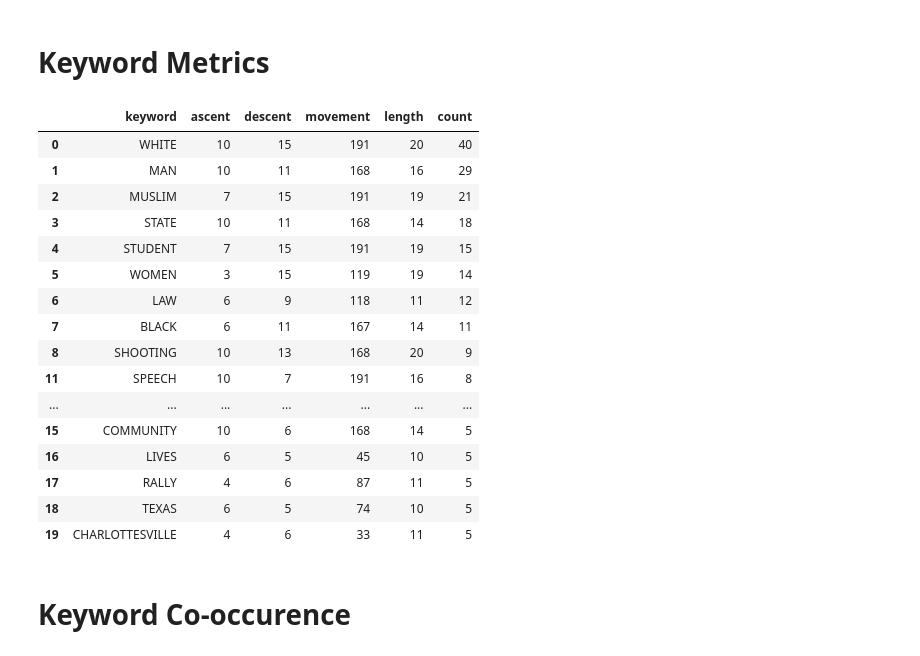
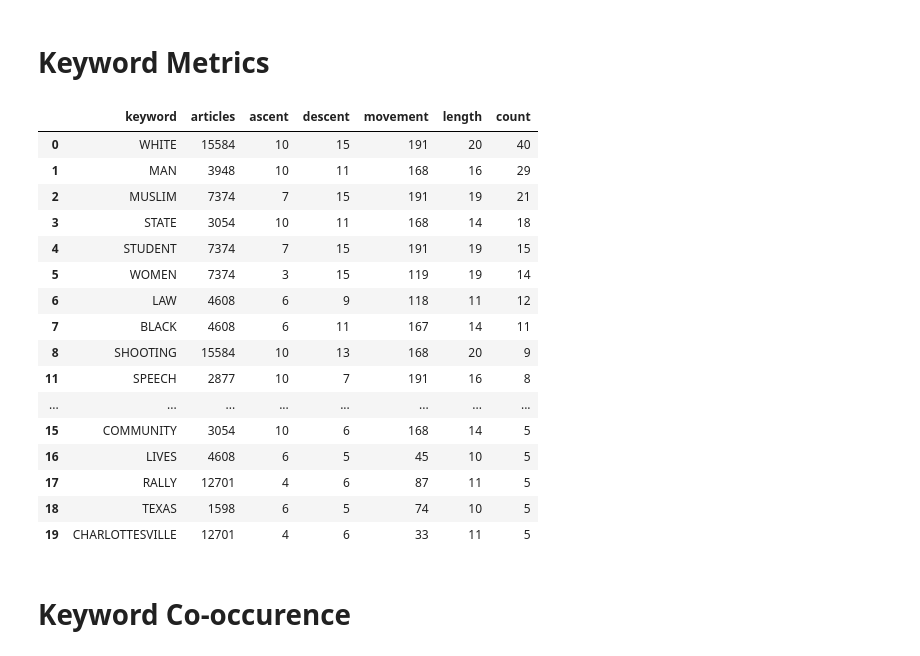
Before and after one commit to Jwmazzi/media_research, a Jupyter notebook: planning/GDELT Keywords.ipynb, the cells around one changed output. Cells and saved outputs as stored; diff of their text form; code cells hidden in the pictures.

```diff
--- a/planning/GDELT Keywords.ipynb
+++ b/planning/GDELT Keywords.ipynb
@@ -227,30 +219,30 @@ plt.show()
 # %%
 data  = []
 for keyword in tk_df.keywords:
     keyword = keyword.split(':')[0]
     rows = df[df.keywords.apply(lambda x: keyword in x)]
-    data.append([keyword, rows.ascent.max(), rows.descent.max(), rows.movement.max(), rows.length.max(), len(rows)])
-d = pd.DataFrame(data, columns=['keyword', 'ascent', 'descent', 'movement', 'length', 'count'])
+    data.append([keyword, rows.articles.max(), rows.ascent.max(), rows.descent.max(), rows.movement.max(), rows.length.max(), len(rows)])
+d = pd.DataFrame(data, columns=['keyword', 'articles', 'ascent', 'descent', 'movement', 'length', 'count'])
 d.sort_values('count', inplace=True, ascending=False)
 d
 # %% [output]
-|  | keyword | ascent | descent | movement | length | count |
-| 0 | WHITE | 10 | 15 | 191 | 20 | 40 |
-| 1 | MAN | 10 | 11 | 168 | 16 | 29 |
-| 2 | MUSLIM | 7 | 15 | 191 | 19 | 21 |
-| 3 | STATE | 10 | 11 | 168 | 14 | 18 |
-| 4 | STUDENT | 7 | 15 | 191 | 19 | 15 |
-| 5 | WOMEN | 3 | 15 | 119 | 19 | 14 |
-| 6 | LAW | 6 | 9 | 118 | 11 | 12 |
-| 7 | BLACK | 6 | 11 | 167 | 14 | 11 |
-| 8 | SHOOTING | 10 | 13 | 168 | 20 | 9 |
-| 11 | SPEECH | 10 | 7 | 191 | 16 | 8 |
-| ... | ... | ... | ... | ... | ... | ... |
-| 15 | COMMUNITY | 10 | 6 | 168 | 14 | 5 |
-| 16 | LIVES | 6 | 5 | 45 | 10 | 5 |
-| 17 | RALLY | 4 | 6 | 87 | 11 | 5 |
-| 18 | TEXAS | 6 | 5 | 74 | 10 | 5 |
-| 19 | CHARLOTTESVILLE | 4 | 6 | 33 | 11 | 5 |
+|  | keyword | articles | ascent | descent | movement | length | count |
+| 0 | WHITE | 15584 | 10 | 15 | 191 | 20 | 40 |
+| 1 | MAN | 3948 | 10 | 11 | 168 | 16 | 29 |
+| 2 | MUSLIM | 7374 | 7 | 15 | 191 | 19 | 21 |
+| 3 | STATE | 3054 | 10 | 11 | 168 | 14 | 18 |
+| 4 | STUDENT | 7374 | 7 | 15 | 191 | 19 | 15 |
+| 5 | WOMEN | 7374 | 3 | 15 | 119 | 19 | 14 |
+| 6 | LAW | 4608 | 6 | 9 | 118 | 11 | 12 |
+| 7 | BLACK | 4608 | 6 | 11 | 167 | 14 | 11 |
+| 8 | SHOOTING | 15584 | 10 | 13 | 168 | 20 | 9 |
+| 11 | SPEECH | 2877 | 10 | 7 | 191 | 16 | 8 |
+| ... | ... | ... | ... | ... | ... | ... | ... |
+| 15 | COMMUNITY | 3054 | 10 | 6 | 168 | 14 | 5 |
+| 16 | LIVES | 4608 | 6 | 5 | 45 | 10 | 5 |
+| 17 | RALLY | 12701 | 4 | 6 | 87 | 11 | 5 |
+| 18 | TEXAS | 1598 | 6 | 5 | 74 | 10 | 5 |
+| 19 | CHARLOTTESVILLE | 12701 | 4 | 6 | 33 | 11 | 5 |
 # %% [markdown]
 # Keyword Co-occurence
 # %%
```
Also changed, not shown: parts of 4 cells of this notebook, 2 other files.
